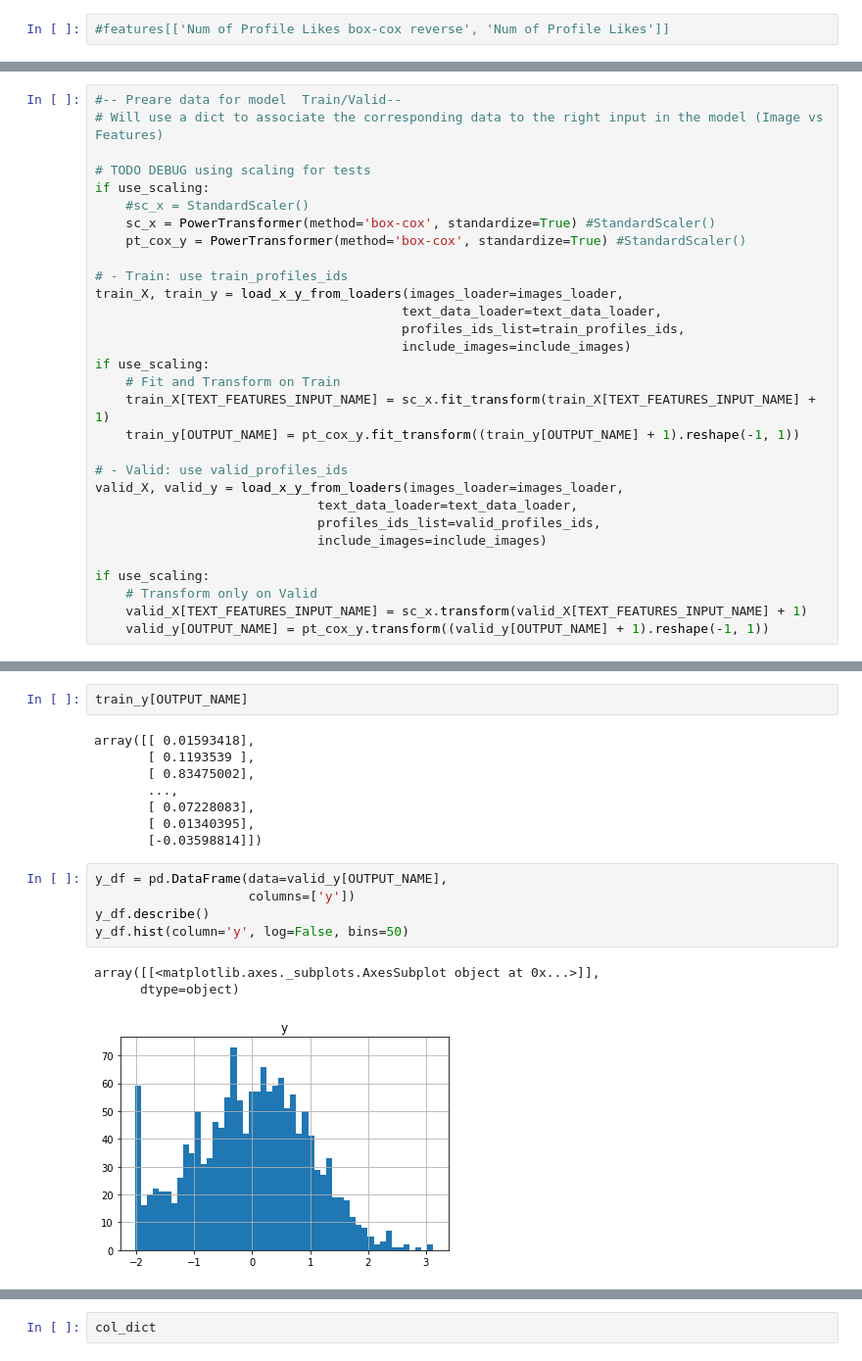
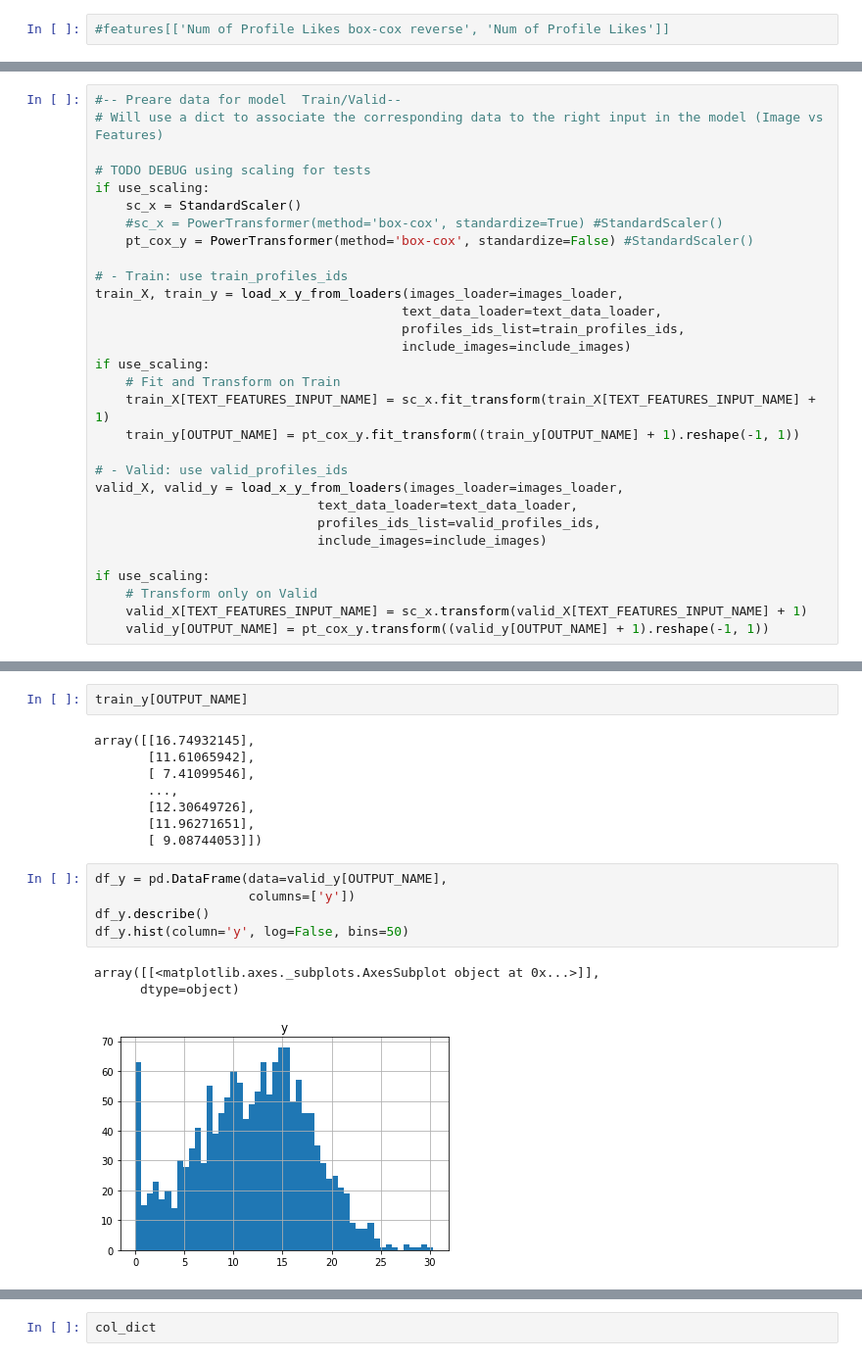
Before and after one commit to aelimame/DataScienceProject, a Jupyter notebook: Notebook-Experiences.ipynb, the cells around one changed output, grey strips where cells are left out. Shown at 98% size. Saved outputs shown, nothing was run; the diff lists cells and outputs as text.

```diff
--- a/Notebook-Experiences.ipynb
+++ b/Notebook-Experiences.ipynb
@@ -124,9 +125,9 @@ train_profiles_ids, valid_profiles_ids = train_test_split(all_profiles_ids_list,
 
 # TODO DEBUG using scaling for tests
 if use_scaling:
-    #sc_x = StandardScaler()
-    sc_x = PowerTransformer(method='box-cox', standardize=True) #StandardScaler()
-    pt_cox_y = PowerTransformer(method='box-cox', standardize=True) #StandardScaler()
+    sc_x = StandardScaler()
+    #sc_x = PowerTransformer(method='box-cox', standardize=True) #StandardScaler()
+    pt_cox_y = PowerTransformer(method='box-cox', standardize=False) #StandardScaler()
 
 # - Train: use train_profiles_ids
 train_X, train_y = load_x_y_from_loaders(images_loader=images_loader,
@@ -171,22 +172,22 @@ array([[ 0.40387238],
 # %%
 train_y[OUTPUT_NAME]
 # %% [output]
-array([[ 0.01593418],
-       [ 0.1193539 ],
-       [ 0.83475002],
+array([[16.74932145],
+       [11.61065942],
+       [ 7.41099546],
        ...,
-       [ 0.07228083],
-       [ 0.01340395],
-       [-0.03598814]])
+       [12.30649726],
+       [11.96271651],
+       [ 9.08744053]])
 # %%
-y_df = pd.DataFrame(data=valid_y[OUTPUT_NAME],
+df_y = pd.DataFrame(data=valid_y[OUTPUT_NAME],
                     columns=['y'])
-y_df.describe()
-y_df.hist(column='y', log=False, bins=50)
+df_y.describe()
+df_y.hist(column='y', log=False, bins=50)
 # %% [output]
 array([[<matplotlib.axes._subplots.AxesSubplot object at 0x...>]],
       dtype=object)
-[figure, old version]
+[figure, new version]
 # %%
 orig_columns_names = text_data_loader.get_transformed_features().drop(columns =['Id', 'Num of Profile Likes']).columns.values
 columns_nbr = np.array(np.arange(train_X[TEXT_FEATURES_INPUT_NAME].shape[1]))
```
Also changed, not shown: parts of 36 cells of this notebook, 2 other files.
